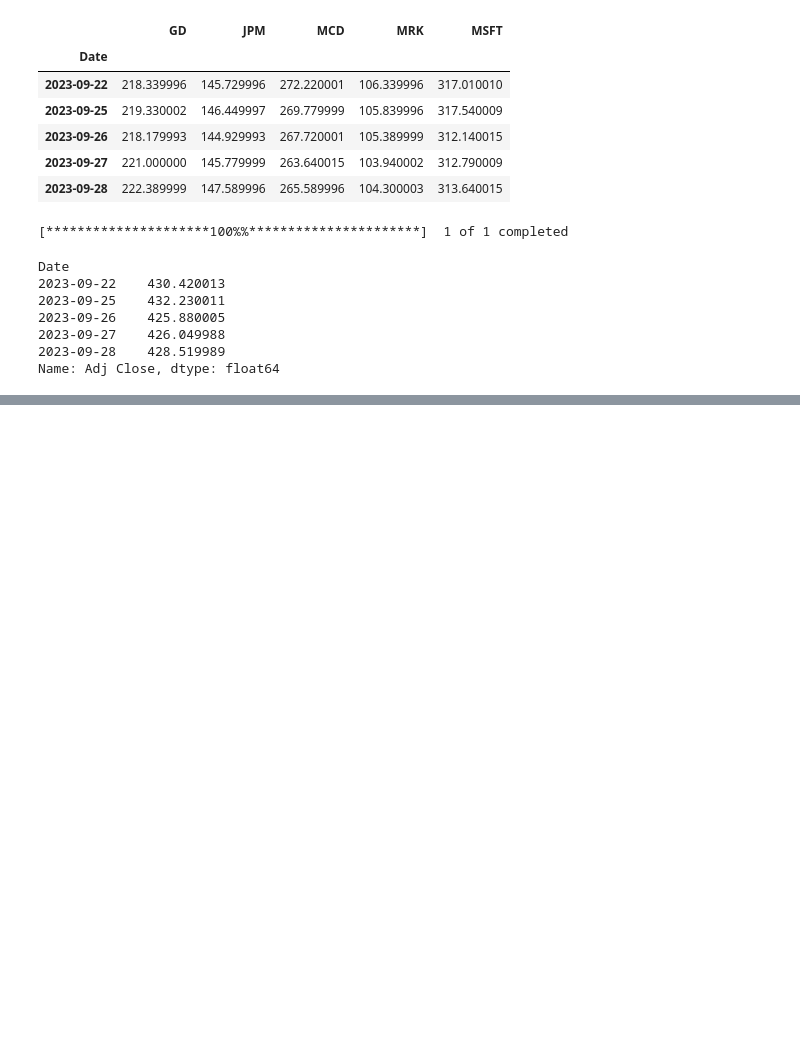
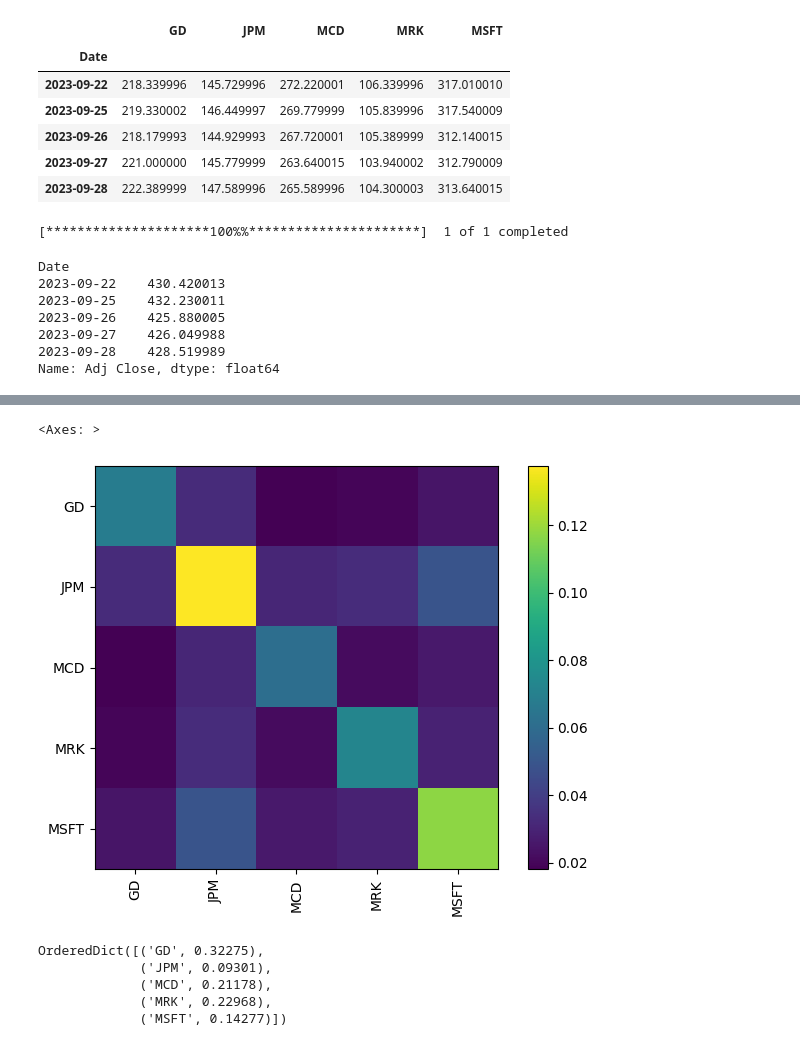
Before and after one commit to AlienX77-cmd/Computational-Finance, a Jupyter notebook: Computational_Finance_Homework_4_Portfolio_Optimization_Programing_6310505688_Kittipak.ipynb, the cells around one changed output, grey strips where cells are left out. Cells and saved outputs as stored; diff of their text form; code cells hidden in the pictures; blank space fills up the shorter version.

```diff
--- a/Computational_Finance_Homework_4_Portfolio_Optimization_Programing_6310505688_Kittipak.ipynb
+++ b/Computational_Finance_Homework_4_Portfolio_Optimization_Programing_6310505688_Kittipak.ipynb
@@ -641,0 +657,21 @@ delta
+# %%
+from pypfopt.black_litterman import BlackLittermanModel
+'''
+GD will rise by 60% (absolute)
+JPM will drop by 5% (absolute)
+MCD will rise by 35% (absolute)
+MRK will outperforms MSFT by 30% (relative)
+'''
+
+Q = np.array([0.60, -0.05, 0.35, 0.30]).reshape(-1, 1)
+
+P = np.array(
+    [
+        [1, 0, 0, 0, 0], # GD will rise by 60% (absolute) - View 1
+        [0, 1, 0, 0, 0], # JPM will drop by 5% (absolute) - View 2
+        [0, 0, 1, 0, 0], # MCD will rise by 35% (absolute) - View 3
+        [0, 0, 0, 1, -1], # MRK will outperforms MSFT by 20% (relative) - View 4
+    ]
+)
+
+bl = BlackLittermanModel(S, pi=market_prior, Q=Q, P=P)
@@ -641,0 +689,21 @@ delta
+# %%
+S_bl = bl.bl_cov()
+plotting.plot_covariance(S_bl)
+# %% [output]
+<Axes: >
+[figure, added]
+# %%
+# Portfolio Allocation on View 1
+from pypfopt import EfficientFrontier, objective_functions
+
+ef_1 = EfficientFrontier(ret_bl, S_bl)
+ef_1.add_objective(objective_functions.L2_reg)
+ef_1.max_sharpe()
+weights_1 = ef_1.clean_weights()
+weights_1
+# %% [output]
+OrderedDict([('GD', 0.32275),
+             ('JPM', 0.09301),
+             ('MCD', 0.21178),
+             ('MRK', 0.22968),
+             ('MSFT', 0.14277)])
```
Also changed, not shown: parts of 17 cells of this notebook.
